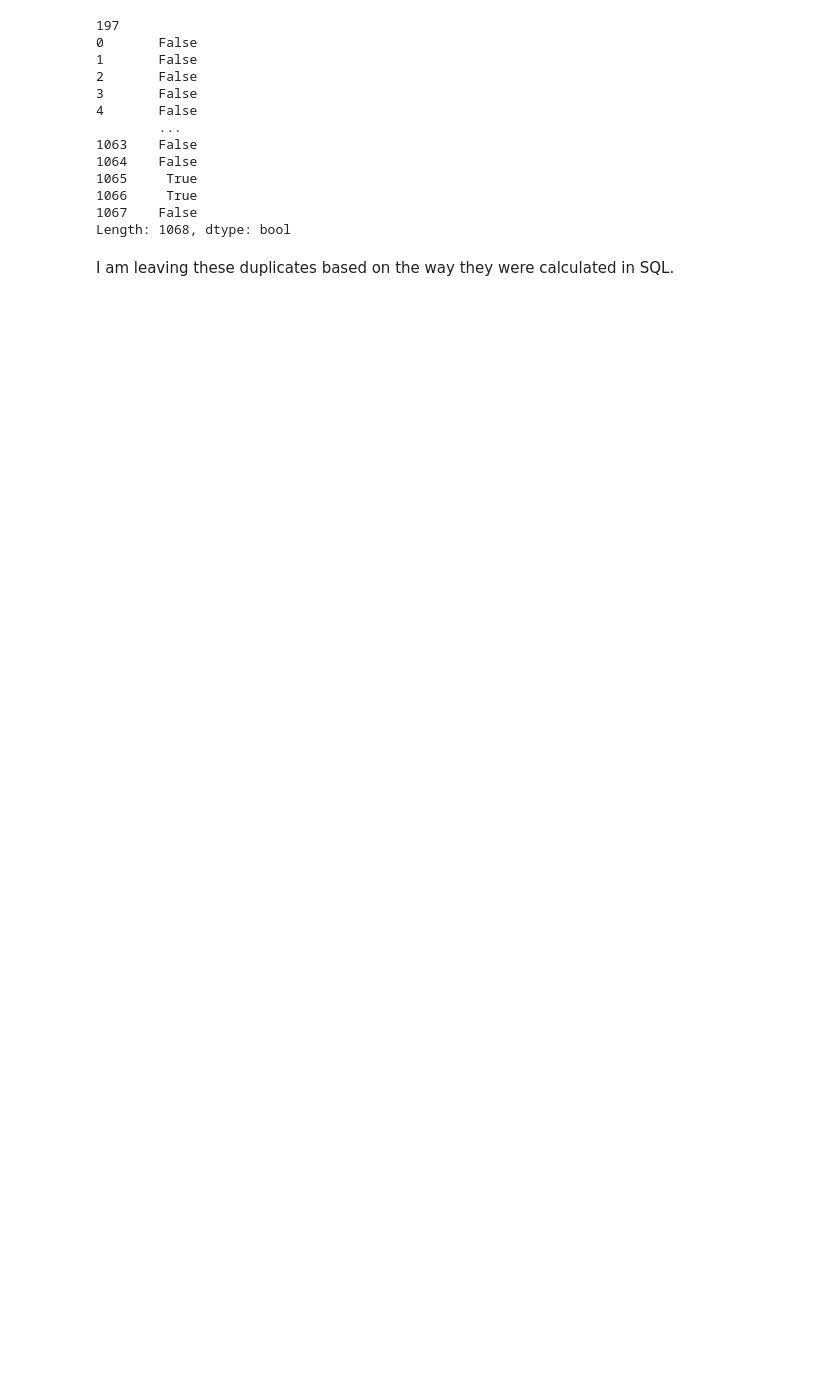
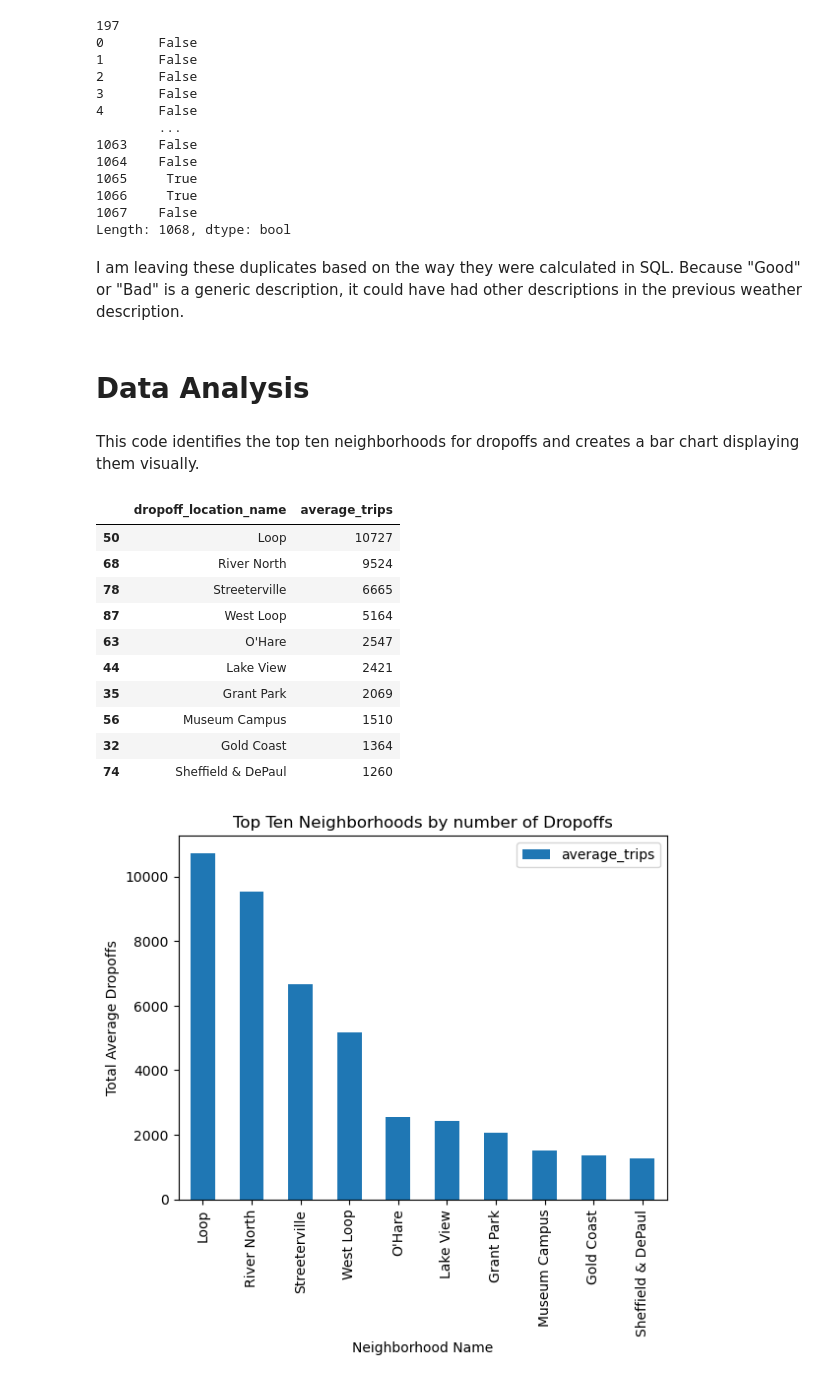
Before and after one commit to LDeYoung17/zuber-practicum, a Jupyter notebook: notebooks/EDA.ipynb, the cells around one changed output. Cells and saved outputs as stored; diff of their text form; code cells hidden in the pictures; blank space fills up the shorter version.

```diff
--- a/notebooks/EDA.ipynb
+++ b/notebooks/EDA.ipynb
@@ -14,9 +13,9 @@ import plotly.express as px
 Import files into dataframes
 # %%
 
-zuber_company_data = pd.read_csv('/Users/leahdeyoung/Desktop/GitHub/zuber-practicum/moved_project_sql_result_01.csv', encoding = "utf-8")
-zuber_dropoff_data = pd.read_csv('/Users/leahdeyoung/Desktop/GitHub/zuber-practicum/moved_project_sql_result_04.csv', encoding = "utf-8")
-zuber_rides_data = pd.read_csv('/Users/leahdeyoung/Desktop/GitHub/zuber-practicum/moved_project_sql_result_07.csv', encoding = "utf-8")
+zuber_company_data = pd.read_csv('/datasets/project_sql_result_01.csv', encoding = "utf-8")
+zuber_dropoff_data = pd.read_csv('/datasets/project_sql_result_04.csv', encoding = "utf-8")
+zuber_rides_data = pd.read_csv('/datasets/project_sql_result_07.csv', encoding = "utf-8")
 # %% [markdown]
 Display first dataframe and info
 # %%
@@ -183,4 +186,36 @@ print(zuber_rides_data.duplicated())
 1067    False
 Length: 1068, dtype: bool
 # %% [markdown]
-I am leaving these duplicates based on the way they were calculated in SQL.
+I am leaving these duplicates based on the way they were calculated in SQL. Because "Good" or "Bad" is a generic description, it could have had other descriptions in the previous weather description.
+# %% [markdown]
+<h1>Data Analysis</h1>
+# %% [markdown]
+This code identifies the top ten neighborhoods for dropoffs and creates a bar chart displaying them visually.
+# %%
+dropoff_trips = zuber_dropoff_data.groupby('dropoff_location_name')['average_trips'].sum()
+dropoff_trips = dropoff_trips.reset_index().rename(columns={0: 'dropoff_location_name', 'average_trips': 'average_trips'})
+dropoff_trips = dropoff_trips.sort_values(by='average_trips', ascending=False)
+dropoff_trips = dropoff_trips.head(10)
+dropoff_trips.plot(kind='bar',
+                   x='dropoff_location_name',
+                   y='average_trips',
+                   title='Top Ten Neighborhoods by number of Dropoffs',
+                   xlabel='Neighborhood Name',
+                   ylabel='Total Average Dropoffs'
+
+                 )
+display(dropoff_trips)
+plt.show()
+# %% [output]
+|  | dropoff_location_name | average_trips |
+| 50 | Loop | 10727 |
+| 68 | River North | 9524 |
+| 78 | Streeterville | 6665 |
+| 87 | West Loop | 5164 |
+| 63 | O'Hare | 2547 |
+| 44 | Lake View | 2421 |
+| 35 | Grant Park | 2069 |
+| 56 | Museum Campus | 1510 |
+| 32 | Gold Coast | 1364 |
+| 74 | Sheffield & DePaul | 1260 |
+[figure, added]
```
Also changed, not shown: parts of 20 cells of this notebook.
